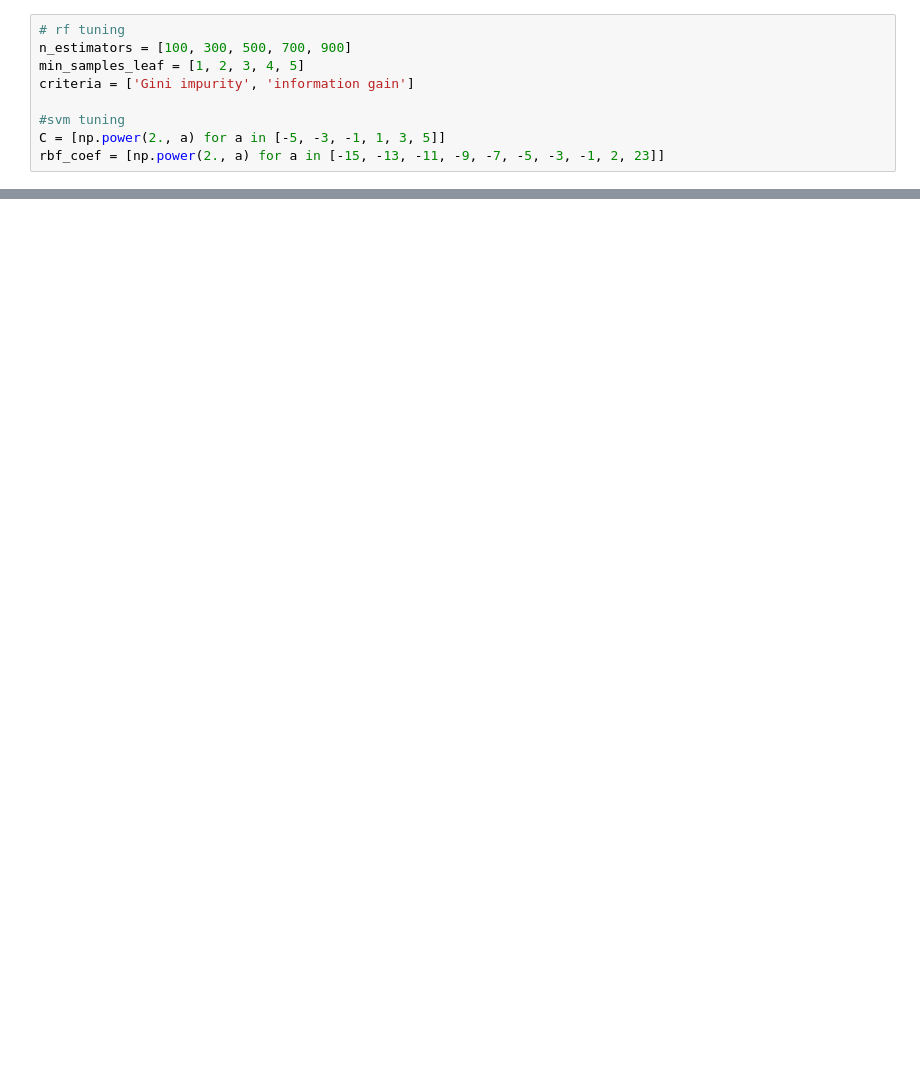
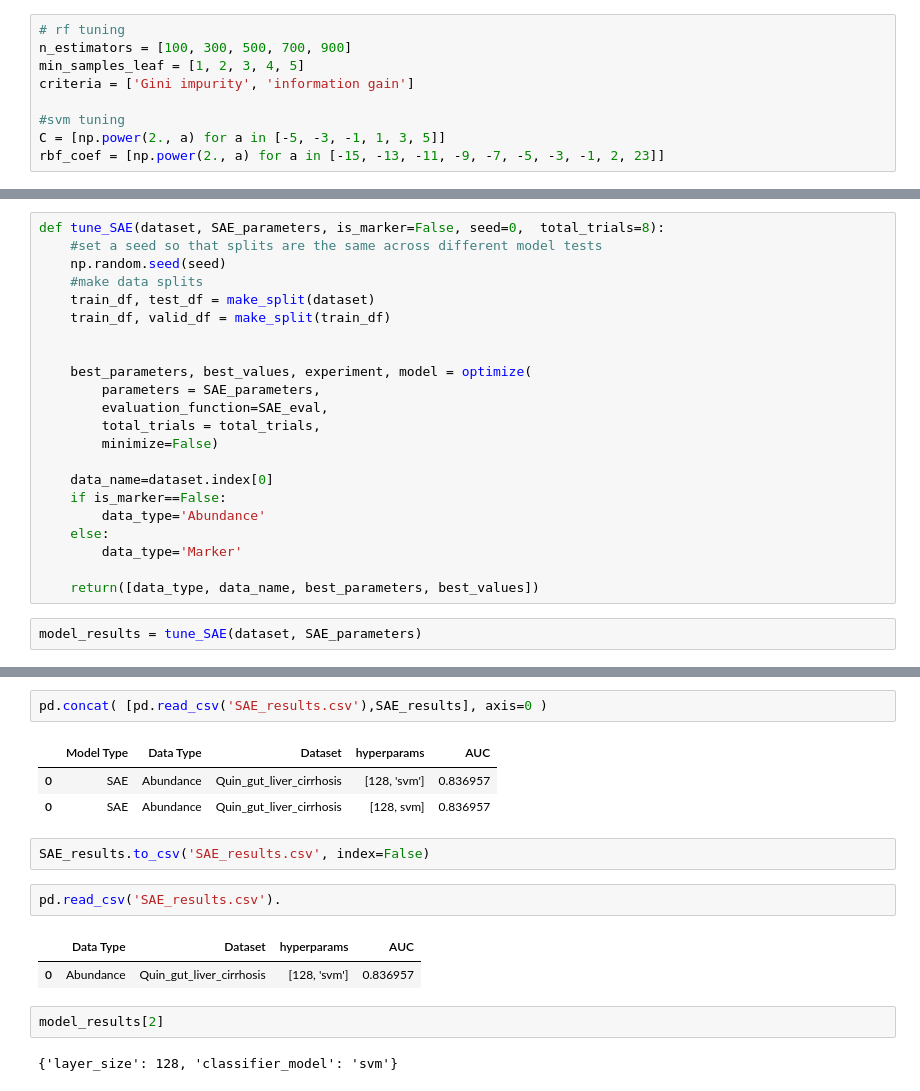
Before and after one commit to gaustin15/Microb_Transer_Learning, a Jupyter notebook: Baseline_Modelling.ipynb, the cells around one changed output, grey strips where cells are left out. Saved outputs shown, nothing was run; the diff lists cells and outputs as text; blank space fills up the shorter version.

```diff
--- a/Baseline_Modelling.ipynb
+++ b/Baseline_Modelling.ipynb
@@ -589,0 +912,24 @@ best_parameters, best_values, experiment, model = optimize(
+# %%
+def tune_SAE(dataset, SAE_parameters, is_marker=False, seed=0,  total_trials=8):
+    #set a seed so that splits are the same across different model tests
+    np.random.seed(seed)
+    #make data splits
+    train_df, test_df = make_split(dataset)
+    train_df, valid_df = make_split(train_df)
+
+
+    best_parameters, best_values, experiment, model = optimize(
+        parameters = SAE_parameters,
+        evaluation_function=SAE_eval,
+        total_trials = total_trials,
+        minimize=False)
+
+    data_name=dataset.index[0]
+    if is_marker==False:
+        data_type='Abundance'
+    else:
+        data_type='Marker'
+
+    return([data_type, data_name, best_parameters, best_values])
+# %%
+model_results = tune_SAE(dataset, SAE_parameters)
@@ -589,0 +995,17 @@ best_parameters, best_values, experiment, model = optimize(
+# %%
+pd.concat( [pd.read_csv('SAE_results.csv'),SAE_results], axis=0 )
+# %% [output]
+|  | Model Type | Data Type | Dataset | hyperparams | AUC |
+| 0 | SAE | Abundance | Quin_gut_liver_cirrhosis | [128, 'svm'] | 0.836957 |
+| 0 | SAE | Abundance | Quin_gut_liver_cirrhosis | [128, svm] | 0.836957 |
+# %%
+SAE_results.to_csv('SAE_results.csv', index=False)
+# %%
+pd.read_csv('SAE_results.csv').
+# %% [output]
+|  | Data Type | Dataset | hyperparams | AUC |
+| 0 | Abundance | Quin_gut_liver_cirrhosis | [128, 'svm'] | 0.836957 |
+# %%
+model_results[2]
+# %% [output]
+{'layer_size': 128, 'classifier_model': 'svm'}
```
Also changed, not shown: parts of 58 cells of this notebook, 4 other files.
